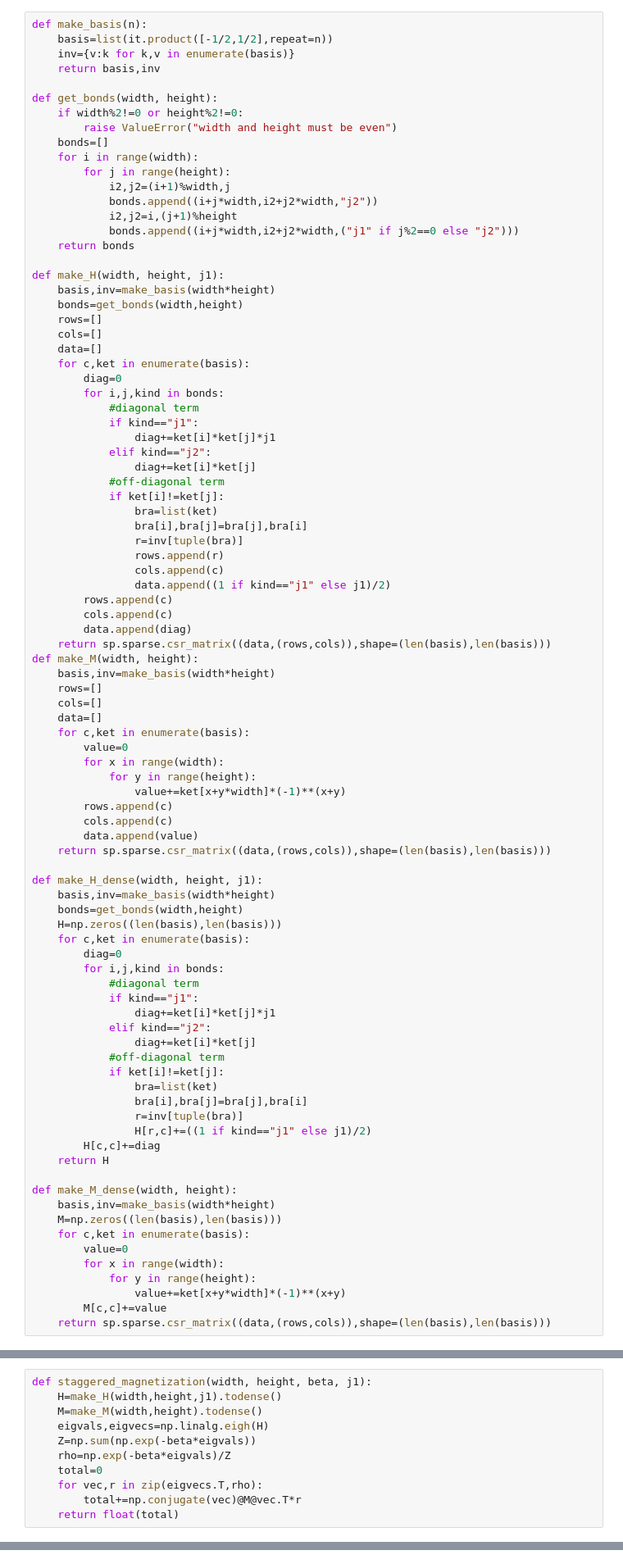
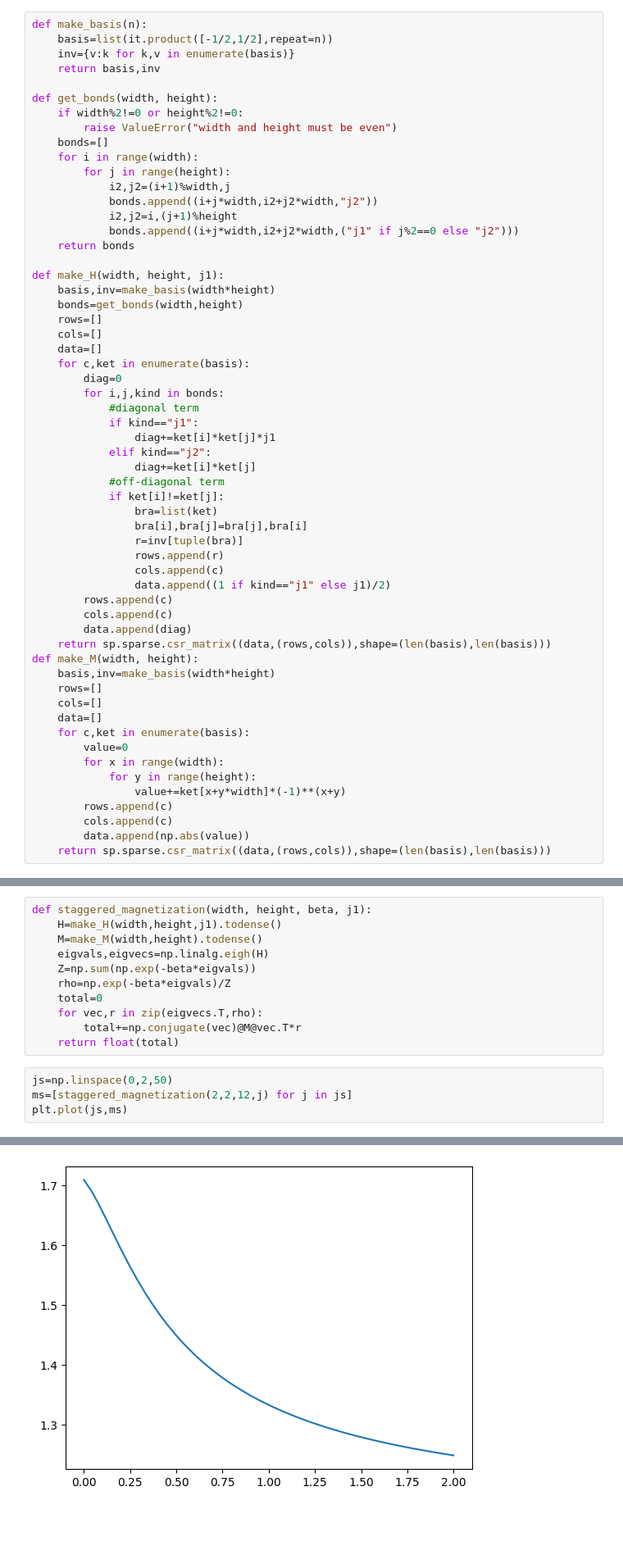
Before and after one commit to BenKarcher/montecarlo, a Jupyter notebook: exact.ipynb, the cells around one changed output, grey strips where cells are left out. Shown at 82% size. Saved outputs shown, nothing was run; the diff lists cells and outputs as text; blank space fills up the shorter version.

```diff
--- a/exact.ipynb
+++ b/exact.ipynb
@@ -59,37 +59,5 @@ def make_M(width, height):
                 value+=ket[x+y*width]*(-1)**(x+y)
         rows.append(c)
         cols.append(c)
-        data.append(value)
+        data.append(np.abs(value))
     return sp.sparse.csr_matrix((data,(rows,cols)),shape=(len(basis),len(basis)))
-
-def make_H_dense(width, height, j1):
-    basis,inv=make_basis(width*height)
-    bonds=get_bonds(width,height)
-    H=np.zeros((len(basis),len(basis)))
-    for c,ket in enumerate(basis):
-        diag=0
-        for i,j,kind in bonds:
-            #diagonal term
-            if kind=="j1":
-                diag+=ket[i]*ket[j]*j1
-            elif kind=="j2":
-                diag+=ket[i]*ket[j]
-            #off-diagonal term
-            if ket[i]!=ket[j]:
-                bra=list(ket)
-                bra[i],bra[j]=bra[j],bra[i]
-                r=inv[tuple(bra)]
-                H[r,c]+=((1 if kind=="j1" else j1)/2)
-        H[c,c]+=diag
-    return H
-
-def make_M_dense(width, height):
-    basis,inv=make_basis(width*height)
-    M=np.zeros((len(basis),len(basis)))
-    for c,ket in enumerate(basis):
-        value=0
-        for x in range(width):
-            for y in range(height):
-                value+=ket[x+y*width]*(-1)**(x+y)
-        M[c,c]+=value
-    return sp.sparse.csr_matrix((data,(rows,cols)),shape=(len(basis),len(basis)))
@@ -104,3 +77,8 @@ def staggered_magnetization(width, height, beta, j1):
     for vec,r in zip(eigvecs.T,rho):
         total+=np.conjugate(vec)@M@vec.T*r
     return float(total)
+# %%
+js=np.linspace(0,2,50)
+ms=[staggered_magnetization(2,2,12,j) for j in js]
+plt.plot(js,ms)
+# %% [output]
@@ -106,0 +86 @@ def staggered_magnetization(width, height, beta, j1):
+[figure, added]
```
Also changed, not shown: parts of 5 cells of this notebook, 5 other files.
